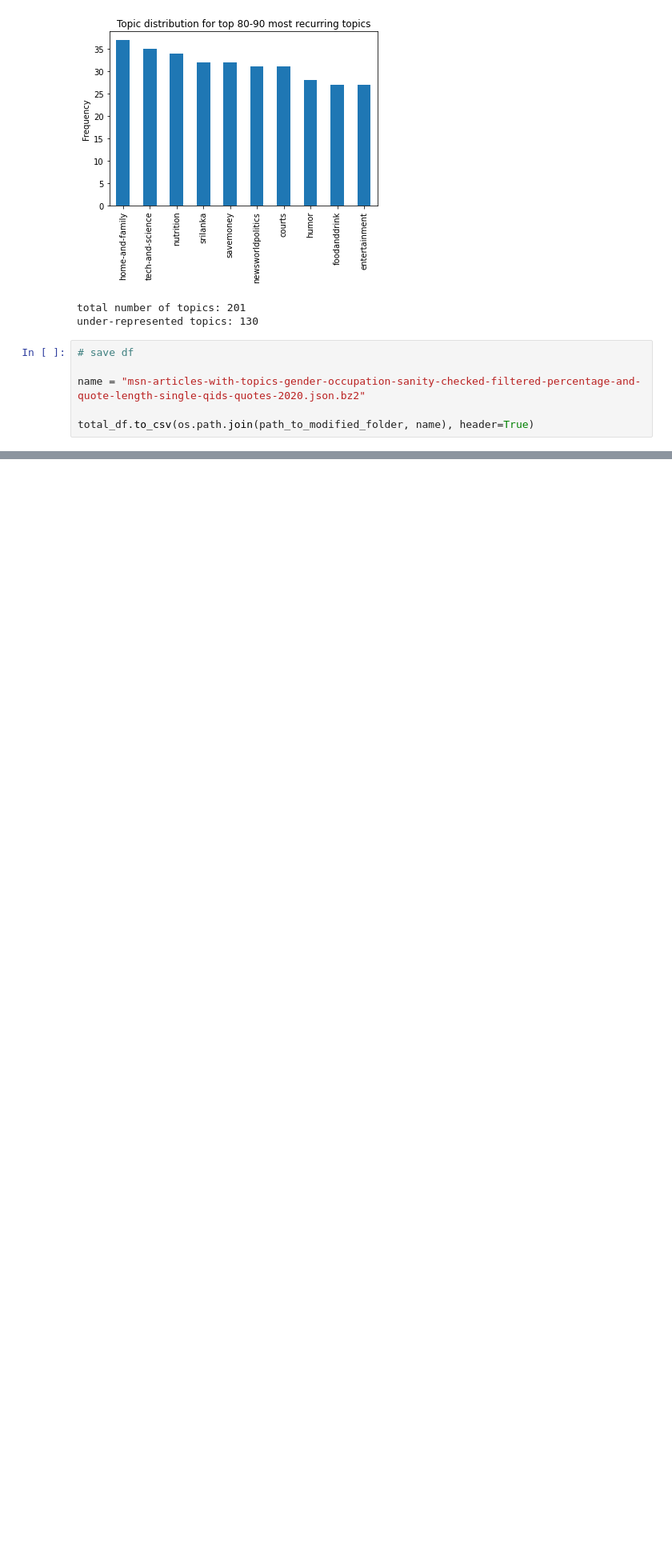
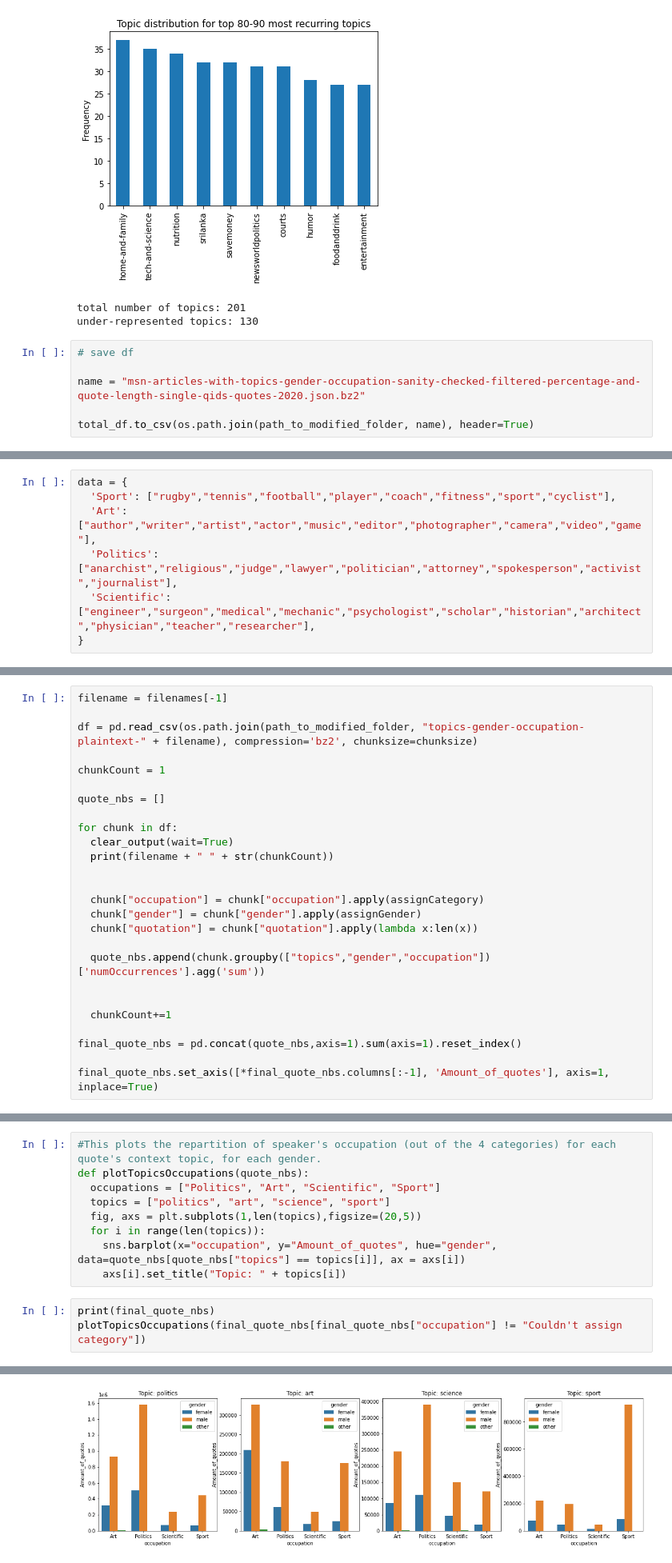
Before and after one commit to epfl-ada/ada-2021-project-rapid-lemons, a Jupyter notebook: Milestone2.ipynb, the cells around one changed output, grey strips where cells are left out. Shown: that part at 80% size. Cells and saved outputs as stored; diff of their text form; blank space fills up the shorter version.

```diff
--- a/Milestone2.ipynb
+++ b/Milestone2.ipynb
@@ -776,0 +911,7 @@ total_df.to_csv(os.path.join(path_to_modified_folder, name), header=True)
+# %%
+data = {
+  'Sport': ["rugby","tennis","football","player","coach","fitness","sport","cyclist"],
+  'Art': ["author","writer","artist","actor","music","editor","photographer","camera","video","game"],
+  'Politics': ["anarchist","religious","judge","lawyer","politician","attorney","spokesperson","activist","journalist"],
+  'Scientific': ["engineer","surgeon","medical","mechanic","psychologist","scholar","historian","architect","physician","teacher","researcher"],
+}
@@ -776,0 +1023,26 @@ total_df.to_csv(os.path.join(path_to_modified_folder, name), header=True)
+# %%
+filename = filenames[-1]
+
+df = pd.read_csv(os.path.join(path_to_modified_folder, "topics-gender-occupation-plaintext-" + filename), compression='bz2', chunksize=chunksize)
+
+chunkCount = 1
+
+quote_nbs = []
+
+for chunk in df:
+  clear_output(wait=True)
+  print(filename + " " + str(chunkCount))
+
+
+  chunk["occupation"] = chunk["occupation"].apply(assignCategory)
+  chunk["gender"] = chunk["gender"].apply(assignGender)
+  chunk["quotation"] = chunk["quotation"].apply(lambda x:len(x))
+
+  quote_nbs.append(chunk.groupby(["topics","gender","occupation"])['numOccurrences'].agg('sum'))
+
+
+  chunkCount+=1
+
+final_quote_nbs = pd.concat(quote_nbs,axis=1).sum(axis=1).reset_index()
+
+final_quote_nbs.set_axis([*final_quote_nbs.columns[:-1], 'Amount_of_quotes'], axis=1, inplace=True)
@@ -776,0 +1057,13 @@ total_df.to_csv(os.path.join(path_to_modified_folder, name), header=True)
+# %%
+#This plots the repartition of speaker's occupation (out of the 4 categories) for each quote's context topic, for each gender.
+def plotTopicsOccupations(quote_nbs):
+  occupations = ["Politics", "Art", "Scientific", "Sport"]
+  topics = ["politics", "art", "science", "sport"]
+  fig, axs = plt.subplots(1,len(topics),figsize=(20,5))
+  for i in range(len(topics)):
+    sns.barplot(x="occupation", y="Amount_of_quotes", hue="gender", data=quote_nbs[quote_nbs["topics"] == topics[i]], ax = axs[i])
+    axs[i].set_title("Topic: " + topics[i])
+# %%
+print(final_quote_nbs)
+plotTopicsOccupations(final_quote_nbs[final_quote_nbs["occupation"] != "Couldn't assign category"])
+# %% [output]
@@ -776,0 +1084 @@ total_df.to_csv(os.path.join(path_to_modified_folder, name), header=True)
+[figure, added]
```
Also changed, not shown: parts of 26 cells of this notebook.
